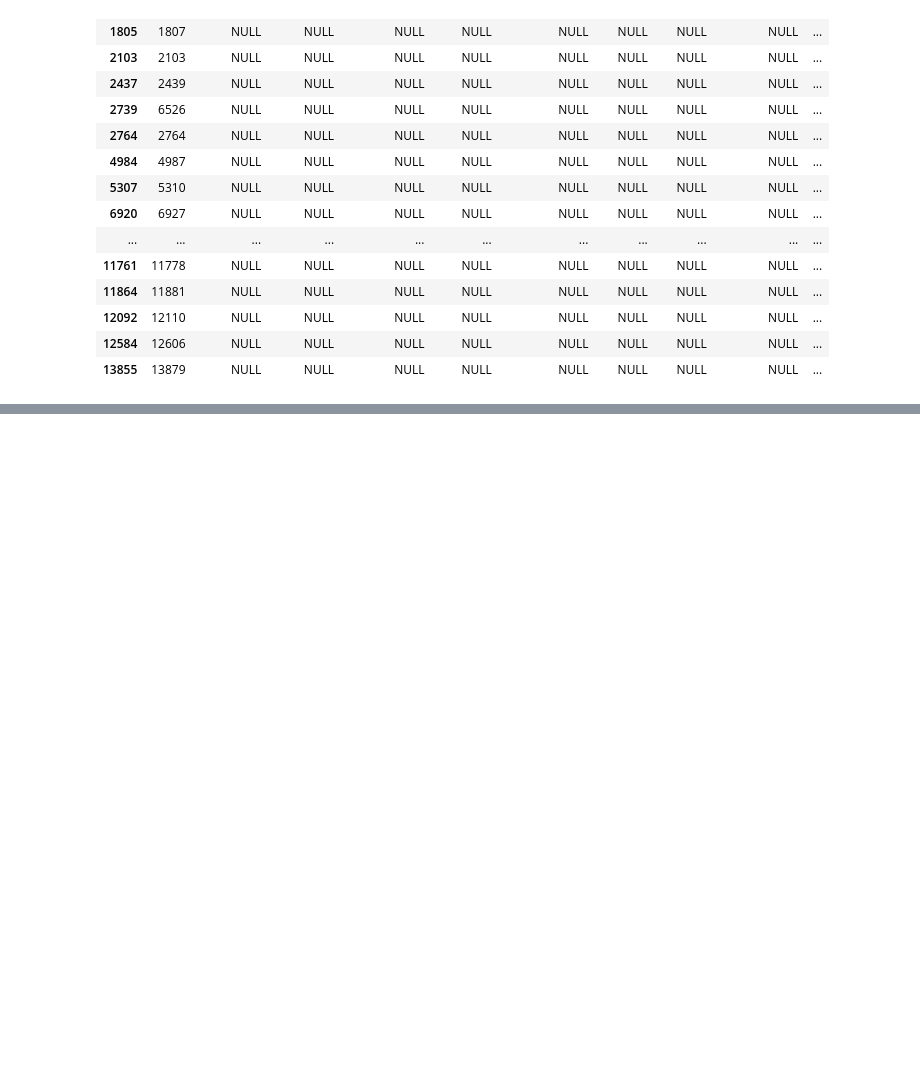
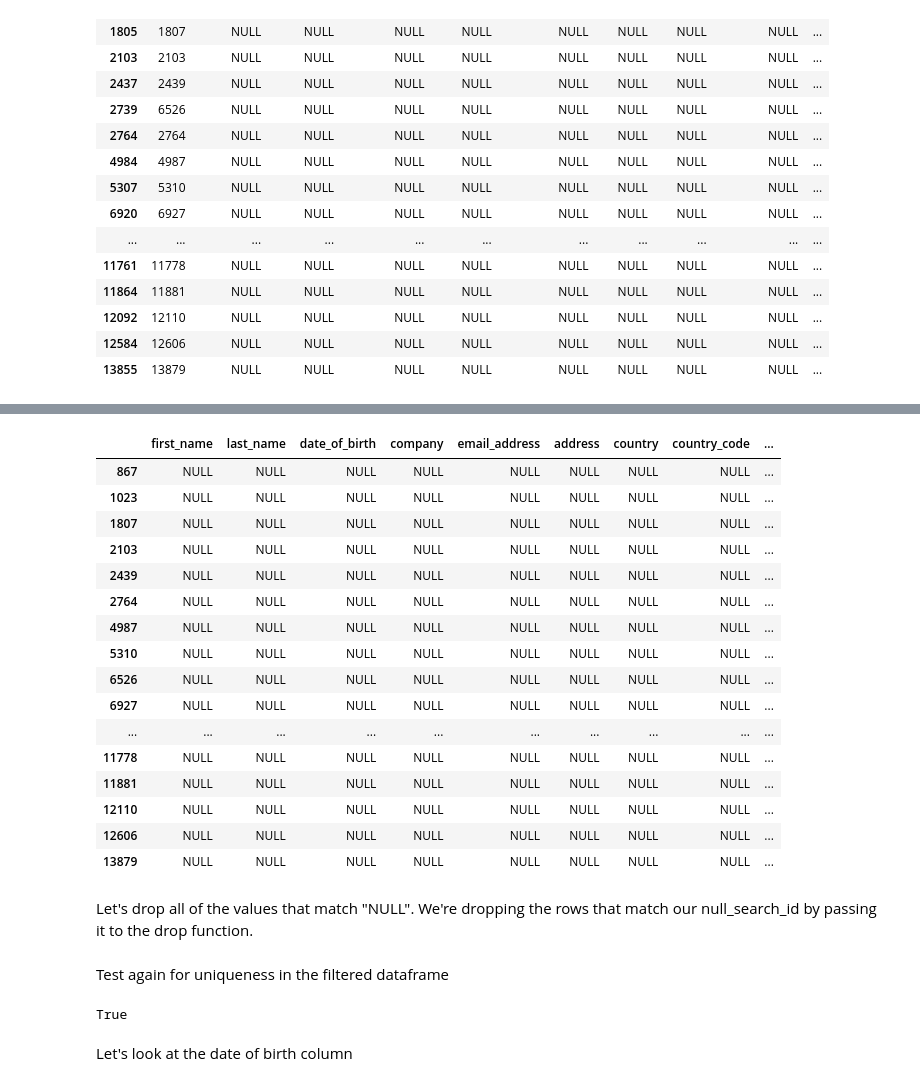
Before and after one commit to ArachnaDude/multinational-retail-data-centralisation140, a Jupyter notebook: data_clean_rough.ipynb, the cells around one changed output, grey strips where cells are left out. Cells and saved outputs as stored; diff of their text form; code cells hidden in the pictures; blank space fills up the shorter version.

```diff
--- a/data_clean_rough.ipynb
+++ b/data_clean_rough.ipynb
@@ -74,0 +86,6 @@ duplicate_uuids
+# %%
+sorted_df = df.sort_values(by="index")
+sorted_df.reset_index(drop=True, inplace=True)
+is_sequential = sorted_df["index"].equals(pd.Series(range(len(df))))
+# sorted_df.tail()
+is_sequential
@@ -74,0 +105,3 @@ duplicate_uuids
+# %%
+sorted_df = sorted_df.drop(columns="index")
+sorted_df.head()
@@ -74,0 +130,23 @@ duplicate_uuids
+# %%
+null_search_id = sorted_df.loc[sorted_df["user_uuid"] == "NULL"]
+null_search_id
+# %% [output]
+|  | first_name | last_name | date_of_birth | company | email_address | address | country | country_code | ... |
+| 867 | NULL | NULL | NULL | NULL | NULL | NULL | NULL | NULL | ... |
+| 1023 | NULL | NULL | NULL | NULL | NULL | NULL | NULL | NULL | ... |
+| 1807 | NULL | NULL | NULL | NULL | NULL | NULL | NULL | NULL | ... |
+| 2103 | NULL | NULL | NULL | NULL | NULL | NULL | NULL | NULL | ... |
+| 2439 | NULL | NULL | NULL | NULL | NULL | NULL | NULL | NULL | ... |
+| 2764 | NULL | NULL | NULL | NULL | NULL | NULL | NULL | NULL | ... |
+| 4987 | NULL | NULL | NULL | NULL | NULL | NULL | NULL | NULL | ... |
+| 5310 | NULL | NULL | NULL | NULL | NULL | NULL | NULL | NULL | ... |
+| 6526 | NULL | NULL | NULL | NULL | NULL | NULL | NULL | NULL | ... |
+| 6927 | NULL | NULL | NULL | NULL | NULL | NULL | NULL | NULL | ... |
+| ... | ... | ... | ... | ... | ... | ... | ... | ... | ... |
+| 11778 | NULL | NULL | NULL | NULL | NULL | NULL | NULL | NULL | ... |
+| 11881 | NULL | NULL | NULL | NULL | NULL | NULL | NULL | NULL | ... |
+| 12110 | NULL | NULL | NULL | NULL | NULL | NULL | NULL | NULL | ... |
+| 12606 | NULL | NULL | NULL | NULL | NULL | NULL | NULL | NULL | ... |
+| 13879 | NULL | NULL | NULL | NULL | NULL | NULL | NULL | NULL | ... |
+# %% [markdown]
+Let's drop all of the values that match "NULL". We're dropping the rows that match our null_search_id by passing it to the drop function.
@@ -74,0 +156,9 @@ duplicate_uuids
+# %% [markdown]
+Test again for uniqueness in the filtered dataframe
+# %%
+unique_test = filtered_df["user_uuid"].is_unique
+unique_test
+# %% [output]
+True
+# %% [markdown]
+Let's look at the date of birth column
```
Also changed, not shown: parts of 24 cells of this notebook.
